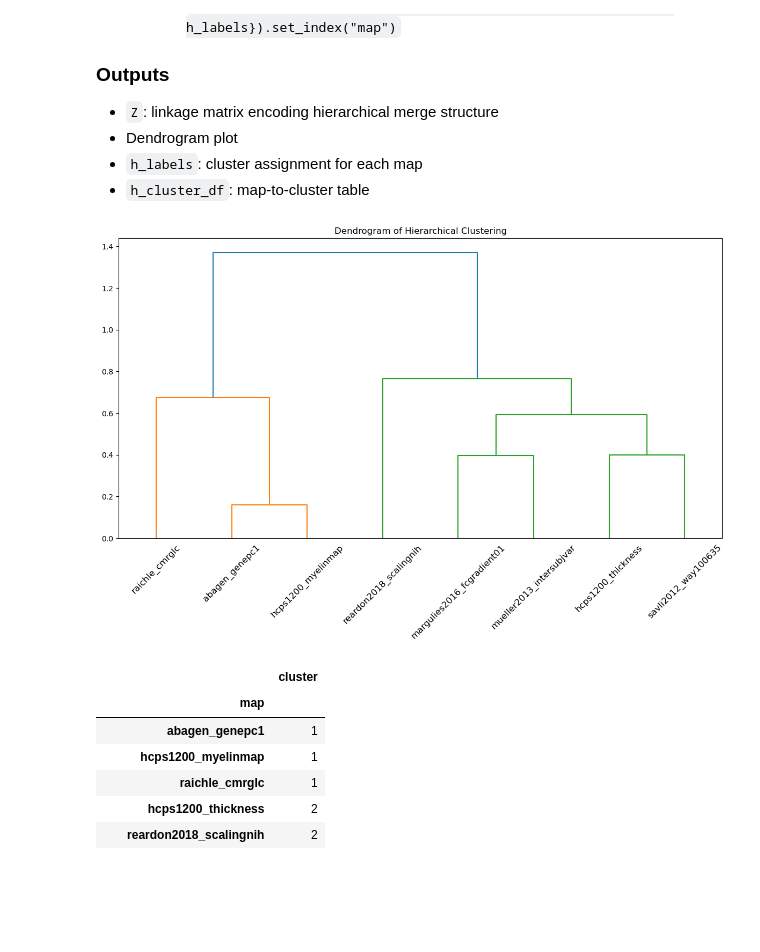
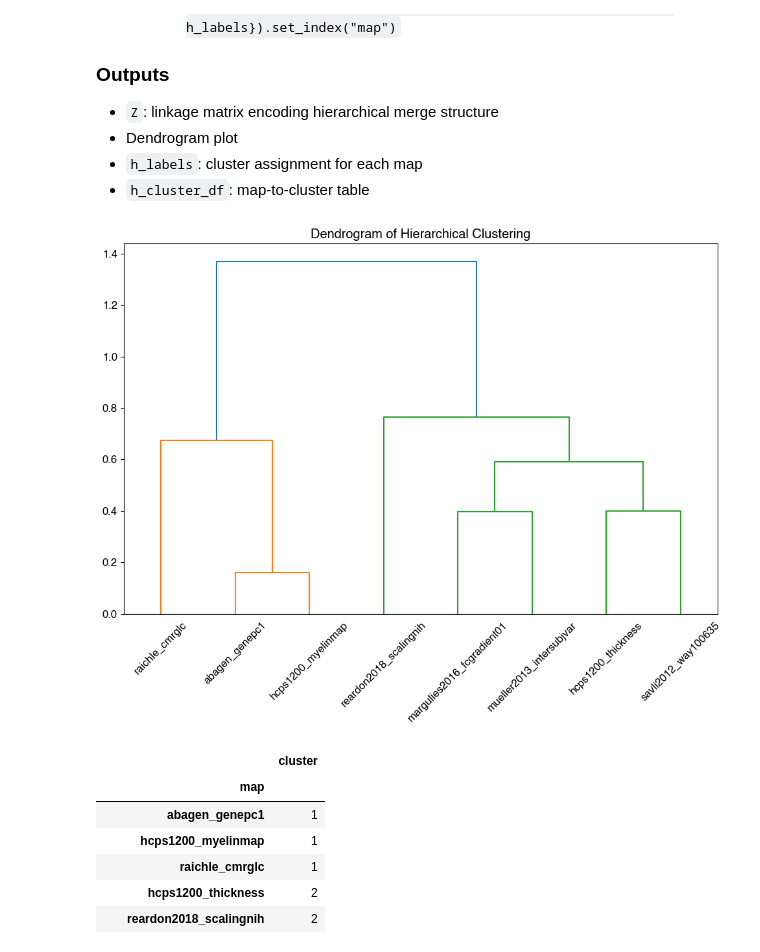
Before and after one commit to kesouder/BrainMap_Analysis, a Jupyter notebook: main.ipynb, the cells around one changed output. Saved outputs shown, nothing was run; the diff lists cells and outputs as text; code cells hidden in the pictures; blank space fills up the shorter version.

```diff
--- a/main.ipynb
+++ b/main.ipynb
@@ -4,6 +4,7 @@ import matplotlib.pyplot as pl
 import numpy as np
 from neuromaps import datasets, transforms, images, resampling, nulls, stats
 import matplotlib.pyplot as plt
+plt.rcParams.update({"font.size":12, "font.family": "Helvetica"})
 # %%
 !wb_command -version
 # %% [output]
@@ -645,22 +650,22 @@ plt.show()
 # %%
 from scipy.cluster.hierarchy import linkage, dendrogram, fcluster
 from scipy.spatial.distance import squareform
 
 # distance matrix from correlation
 D = 1 - corr_df_spear.values
 np.fill_diagonal(D, 0)
 
 # condensed distance for linkage
 D_condensed = squareform(D, checks=False)
 
 Z = linkage(D_condensed, method="average")  # also try "complete", "ward" (ward expects Euclidean)
-plt.figure(figsize=(12,8))
+plt.figure(figsize=(10,8))
 plt.title("Dendrogram of Hierarchical Clustering")
 dendrogram(Z, labels=corr_df.index.tolist(), leaf_rotation=45)
 plt.tight_layout()
 plt.show()
 # %% [output]
-[figure, old version]
+[figure, new version]
 # %%
 n_clusters = 2
 h_labels = fcluster(Z, t=n_clusters, criterion="maxclust")
```
Also changed, not shown: parts of 9 cells of this notebook, 1 other file.
